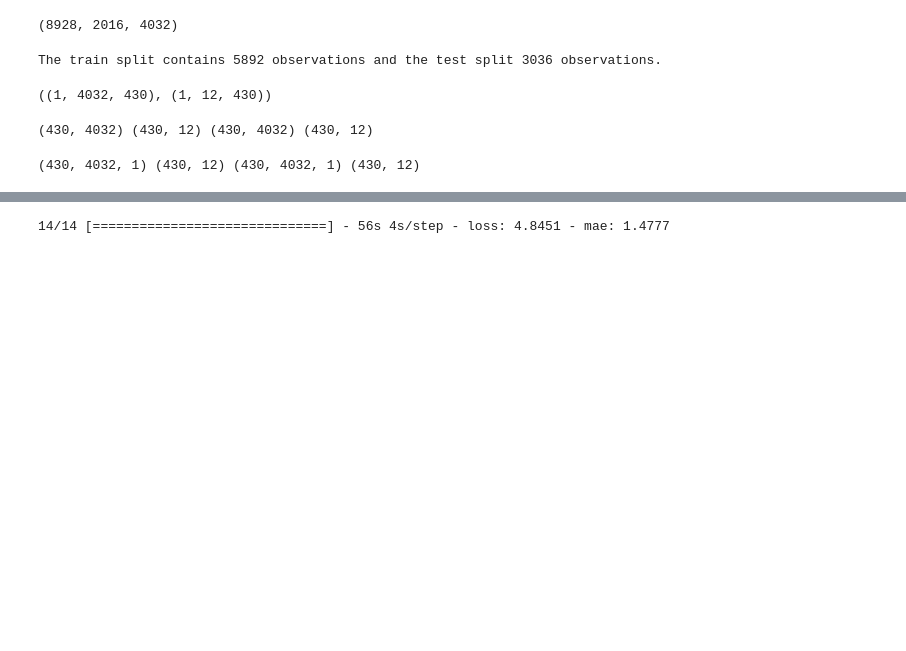
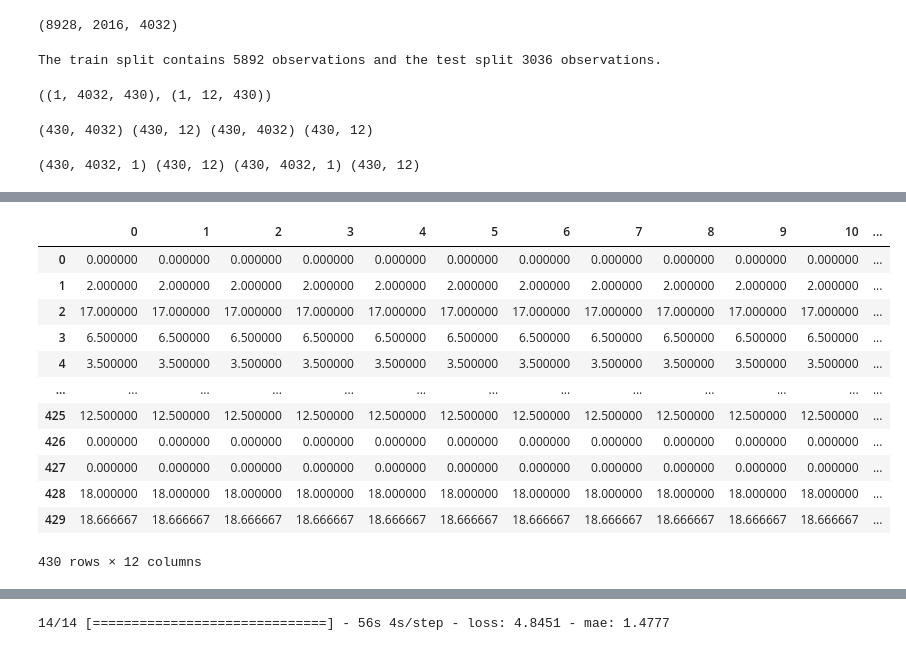
Before and after one commit to Arnaud-Tiago/Velov, a Jupyter notebook: RNN_vARO.ipynb, the cells around one changed output, grey strips where cells are left out. Saved outputs shown, nothing was run; the diff lists cells and outputs as text; code cells hidden in the pictures; blank space fills up the shorter version.

```diff
--- a/RNN_vARO.ipynb
+++ b/RNN_vARO.ipynb
@@ -230,0 +229,18 @@ pd.DataFrame(X_train.reshape(430,4032))
+# %%
+y_pred = np.array(pd.DataFrame(([X_test[:,-1:,:].reshape(430,)]*12)).transpose())
+# %%
+pd.DataFrame(y_pred)
+# %% [output]
+|  | 0 | 1 | 2 | 3 | 4 | 5 | 6 | 7 | 8 | 9 | 10 | ... |
+| 0 | 0.000000 | 0.000000 | 0.000000 | 0.000000 | 0.000000 | 0.000000 | 0.000000 | 0.000000 | 0.000000 | 0.000000 | 0.000000 | ... |
+| 1 | 2.000000 | 2.000000 | 2.000000 | 2.000000 | 2.000000 | 2.000000 | 2.000000 | 2.000000 | 2.000000 | 2.000000 | 2.000000 | ... |
+| 2 | 17.000000 | 17.000000 | 17.000000 | 17.000000 | 17.000000 | 17.000000 | 17.000000 | 17.000000 | 17.000000 | 17.000000 | 17.000000 | ... |
+| 3 | 6.500000 | 6.500000 | 6.500000 | 6.500000 | 6.500000 | 6.500000 | 6.500000 | 6.500000 | 6.500000 | 6.500000 | 6.500000 | ... |
+| 4 | 3.500000 | 3.500000 | 3.500000 | 3.500000 | 3.500000 | 3.500000 | 3.500000 | 3.500000 | 3.500000 | 3.500000 | 3.500000 | ... |
+| ... | ... | ... | ... | ... | ... | ... | ... | ... | ... | ... | ... | ... |
+| 425 | 12.500000 | 12.500000 | 12.500000 | 12.500000 | 12.500000 | 12.500000 | 12.500000 | 12.500000 | 12.500000 | 12.500000 | 12.500000 | ... |
+| 426 | 0.000000 | 0.000000 | 0.000000 | 0.000000 | 0.000000 | 0.000000 | 0.000000 | 0.000000 | 0.000000 | 0.000000 | 0.000000 | ... |
+| 427 | 0.000000 | 0.000000 | 0.000000 | 0.000000 | 0.000000 | 0.000000 | 0.000000 | 0.000000 | 0.000000 | 0.000000 | 0.000000 | ... |
+| 428 | 18.000000 | 18.000000 | 18.000000 | 18.000000 | 18.000000 | 18.000000 | 18.000000 | 18.000000 | 18.000000 | 18.000000 | 18.000000 | ... |
+| 429 | 18.666667 | 18.666667 | 18.666667 | 18.666667 | 18.666667 | 18.666667 | 18.666667 | 18.666667 | 18.666667 | 18.666667 | 18.666667 | ... |
+430 rows × 12 columns
```
Also changed, not shown: parts of 24 cells of this notebook, 1 other file.
